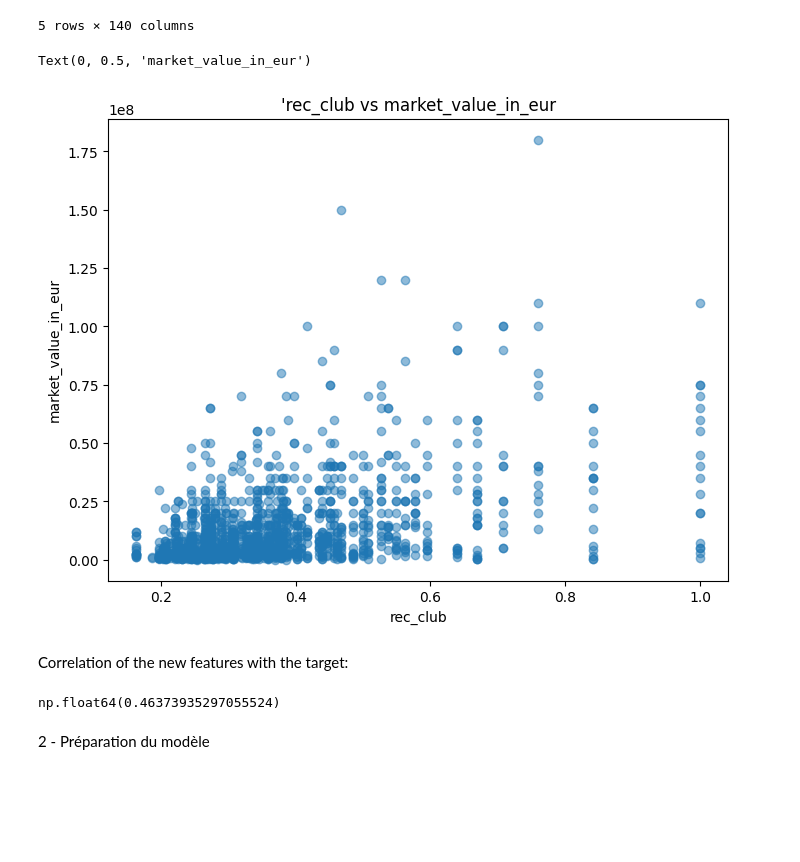
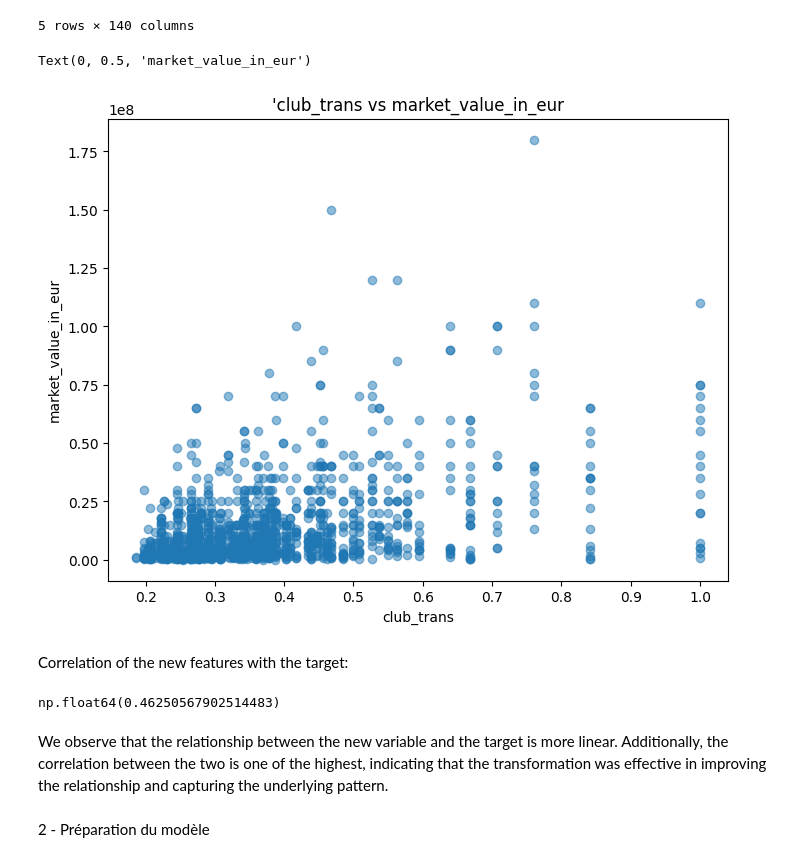
Before and after one commit to Akulla-A/Football_regression, a Jupyter notebook: main.ipynb, the cells around one changed output. Drawn from its saved outputs; the diff is of its cells as text; code cells hidden in the pictures; blank space fills up the shorter version.

```diff
--- a/main.ipynb
+++ b/main.ipynb
@@ -392,3 +408,5 @@ plt.show()
+# %%
+_datasetCleaning = _datasetCleaning[_datasetCleaning['Club Ranking'] < 1000]
 # %% [markdown]
 For 'Premier League', which is a categorical variable (binary), we plot the two boxplots showing the market value (dependent variables) for players in the Premier League and players in the other four leagues.
 # %%
@@ -405,5 +430,5 @@ Feature transformation...
 # %%
-_datasetCleaning['rec_club'] = 1/np.power(_datasetCleaning['Club Ranking'], (1/4))
+_datasetCleaning['club_trans'] = 1/np.power(_datasetCleaning['Club Ranking'], (1/4))
 _datasetCleaning.head()
 # %% [output]
 |  | Rk | Club Ranking | Age | MP | Min | Goals | Shots | SoT | SoT% | G/Sh | ... |
@@ -415,19 +440,21 @@ _datasetCleaning.head()
 5 rows × 140 columns
 # %%
 plt.figure(figsize=(8, 6))  # Adjust figure size as needed
-plt.scatter(_datasetCleaning['rec_club'], _datasetCleaning[target], alpha=0.5)
-plt.title(f"'rec_club vs {target}")
-plt.xlabel('rec_club')
+plt.scatter(_datasetCleaning['club_trans'], _datasetCleaning[target], alpha=0.5)
+plt.title(f"'club_trans vs {target}")
+plt.xlabel('club_trans')
 plt.ylabel(target)
 # %% [output]
 Text(0, 0.5, 'market_value_in_eur')
-[figure, old version]
+[figure, new version]
 # %% [markdown]
 Correlation of the new features with the target:
 # %%
-_datasetCleaning['rec_club'].corr(_datasetCleaning[target])
+_datasetCleaning['club_trans'].corr(_datasetCleaning[target])
 # %% [output]
-np.float64(0.46373935297055524)
+np.float64(0.46250567902514483)
+# %% [markdown]
+We observe that the relationship between the new variable and the target is more linear. Additionally, the correlation between the two is one of the highest, indicating that the transformation was effective in improving the relationship and capturing the underlying pattern.
 # %% [markdown]
 2 - Préparation du modèle
 # %%
```
Also changed, not shown: parts of 9 cells of this notebook.
